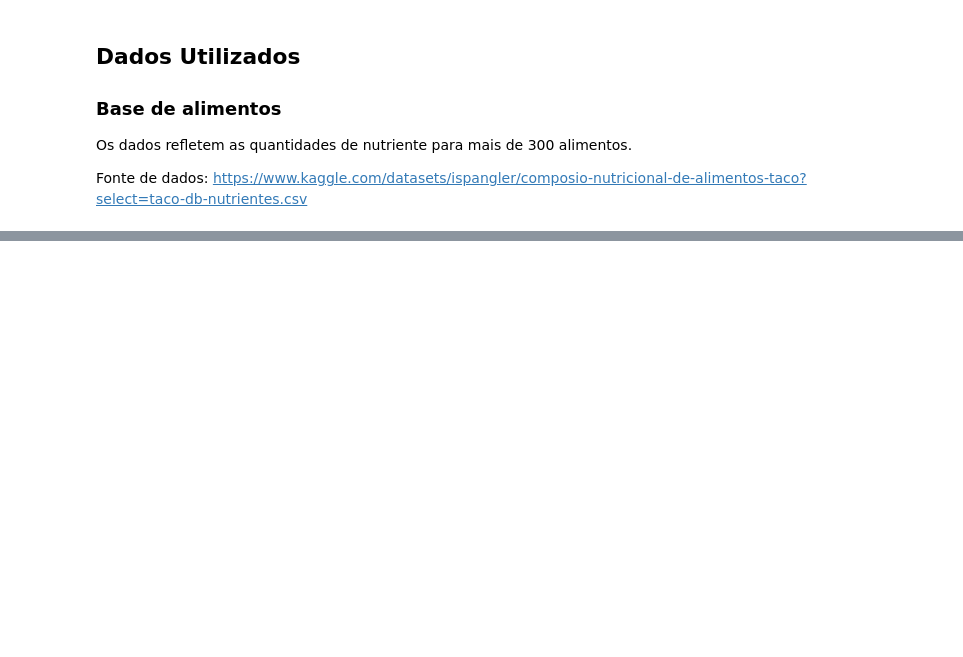
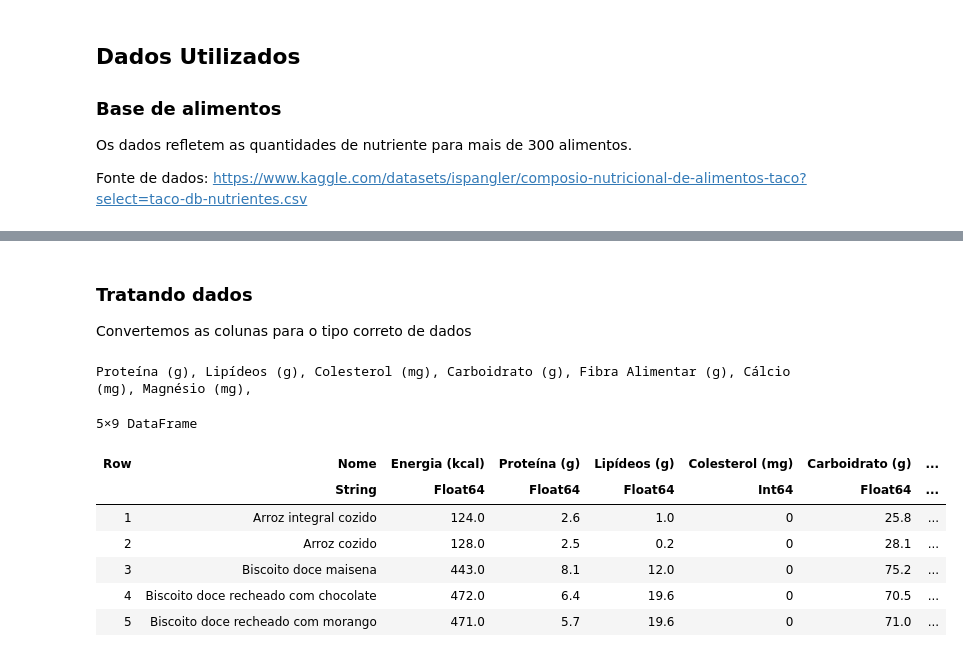
Before and after one commit to dbclima/Algoritmo-Recomendacao-Alimentar, a Jupyter notebook: julia.ipynb, the cells around one changed output, grey strips where cells are left out. Saved outputs shown, nothing was run; the diff lists cells and outputs as text; code cells hidden in the pictures; blank space fills up the shorter version.

Commit message:
Atualização Tratamento de Dados e Geração de Matriz Base

```diff
--- a/julia.ipynb
+++ b/julia.ipynb
@@ -205,0 +234,20 @@ get_dosagens_diarias(24, 70, "M")
+# %% [markdown]
+### Tratando dados
+Convertemos as colunas para o tipo correto de dados
+# %%
+for nome in names(df)[3:ncol(df)]
+    print(nome, ", ")
+    convert(Vector{Float64}, df[!, nome])
+end
+
+display(DataFrames.first(df, 5))
+# %% [output]
+Proteína (g), Lipídeos (g), Colesterol (mg), Carboidrato (g), Fibra Alimentar (g), Cálcio (mg), Magnésio (mg),
+5×9 DataFrame
+| Row | Nome | Energia (kcal) | Proteína (g) | Lipídeos (g) | Colesterol (mg) | Carboidrato (g) | ... |
+|  | String | Float64 | Float64 | Float64 | Int64 | Float64 | ... |
+| 1 | Arroz integral cozido | 124.0 | 2.6 | 1.0 | 0 | 25.8 | ... |
+| 2 | Arroz cozido | 128.0 | 2.5 | 0.2 | 0 | 28.1 | ... |
+| 3 | Biscoito doce maisena | 443.0 | 8.1 | 12.0 | 0 | 75.2 | ... |
+| 4 | Biscoito doce recheado com chocolate | 472.0 | 6.4 | 19.6 | 0 | 70.5 | ... |
+| 5 | Biscoito doce recheado com morango | 471.0 | 5.7 | 19.6 | 0 | 71.0 | ... |
```
Also changed, not shown: parts of 10 cells of this notebook, 2 other files.
